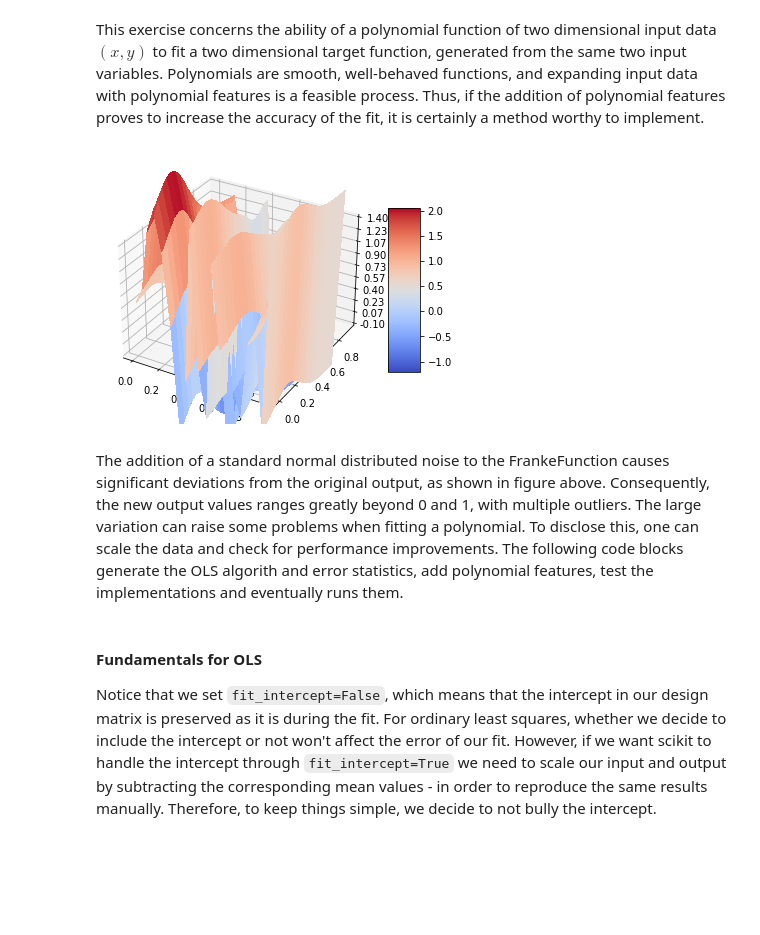
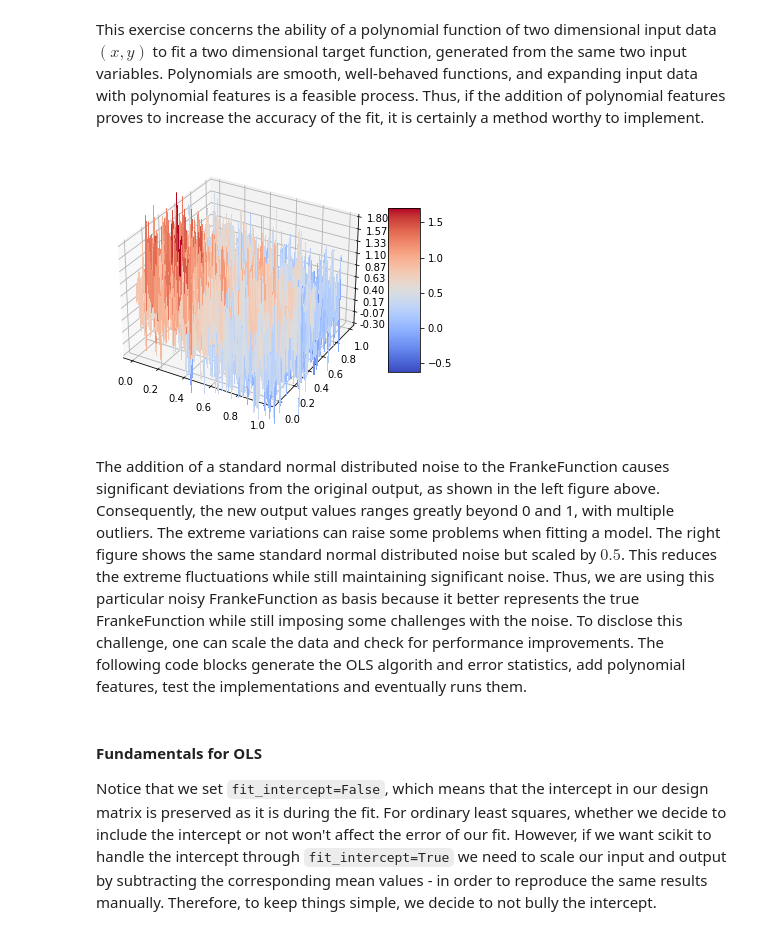
Before and after one commit to vetlenev/FYS-STK4155, a Jupyter notebook: Project1_v2.ipynb, the cells around one changed output. Saved outputs shown, nothing was run; the diff lists cells and outputs as text; code cells hidden in the pictures; blank space fills up the shorter version.

Commit message:
New version of project
All code blocks seem to work.
Discussion done for ex1-5
Remains to check Lasso for ex6, and a general discussion/comparison for this exercise.

```diff
--- a/Project1_v2.ipynb
+++ b/Project1_v2.ipynb
@@ -68,8 +68,8 @@ import numpy as np
 from random import random, seed
 
 # Make data.
-x = np.arange(0, 1, 0.05)
-y = np.arange(0, 1, 0.05)
+x = np.arange(0, 1, 0.01)
+y = np.arange(0, 1, 0.01)
 x, y = np.meshgrid(x,y)
 
 def FrankeFunction(x,y, noise_std=1, add_noise=False):
@@ -78,11 +78,10 @@ def FrankeFunction(x,y, noise_std=1, add_noise=False):
     term3 = 0.5*np.exp(-(9*x-7)**2/4.0 - 0.25*((9*y-3)**2))
     term4 = -0.2*np.exp(-(9*x-4)**2 - (9*y-7)**2)
     np.random.seed(1436) # Use same random number generator
-    noise = np.random.normal(0, noise_std, len(x)) if add_noise else 0
+    noise = 0.5*np.random.normal(0, noise_std, (len(x),len(y))) if add_noise else 0
     return term1 + term2 + term3 + term4 + noise
 
-noise_std = 1
-z = FrankeFunction(x, y, noise_std)
+z = FrankeFunction(x, y)
 
 fig, ax = plt.subplots(subplot_kw={"projection": "3d"}, figsize=[6,6])
 
@@ -93,7 +92,7 @@ def plot_Franke(fig, ax, x, y, z, clr=cm.coolwarm):
                            linewidth=0, antialiased=False)
 
     # Customize the z axis.
-    ax.set_zlim(-0.10, 1.40)
+    ax.set_zlim(-0.30, 1.80)
     ax.zaxis.set_major_locator(LinearLocator(10))
     ax.zaxis.set_major_formatter(FormatStrFormatter('%.02f'))
 
@@ -161,17 +160,17 @@ You can easily reuse the solutions to your exercises from week 35 and week 36.
 # %% [markdown]
 This exercise concerns the ability of a polynomial function of two dimensional input data $(x, y)$ to fit a two dimensional target function, generated from the same two input variables. Polynomials are smooth, well-behaved functions, and expanding input data with polynomial features is a feasible process. Thus, if the addition of polynomial features proves to increase the accuracy of the fit, it is certainly a method worthy to implement.
 # %%
-x = np.arange(0, 1, 0.05)
-y = np.arange(0, 1, 0.05)
+x = np.arange(0, 1, 0.01)
+y = np.arange(0, 1, 0.01)
 x, y = np.meshgrid(x,y)
 z = FrankeFunction(x, y, noise_std=1, add_noise=True)
 
 fig, ax = plt.subplots(subplot_kw={"projection": "3d"}, figsize=[6,6])
 plot_Franke(fig, ax, x, y, z)
 # %% [output]
-[figure, old version]
+[figure, new version]
 # %% [markdown]
-The addition of a standard normal distributed noise to the FrankeFunction causes significant deviations from the original output, as shown in figure above. Consequently, the new output values ranges greatly beyond 0 and 1, with multiple outliers. The large variation can raise some problems when fitting a polynomial. To disclose this, one can scale the data and check for performance improvements. The following code blocks generate the OLS algorith and error statistics, add polynomial features, test the implementations and eventually runs them.
+The addition of a standard normal distributed noise to the FrankeFunction causes significant deviations from the original output, as shown in the left figure above. Consequently, the new output values ranges greatly beyond 0 and 1, with multiple outliers. The extreme variations can raise some problems when fitting a model. The right figure shows the same standard normal distributed noise but scaled by $0.5$. This reduces the extreme fluctuations while still maintaining significant noise. Thus, we are using this particular noisy FrankeFunction as basis because it better represents the true FrankeFunction while still imposing some challenges with the noise. To disclose this challenge, one can scale the data and check for performance improvements. The following code blocks generate the OLS algorith and error statistics, add polynomial features, test the implementations and eventually runs them.
 # %%
 from sklearn.metrics import mean_squared_error, r2_score
 from sklearn.model_selection import train_test_split
```
Also changed, not shown: parts of 41 cells of this notebook, 38 other files.
